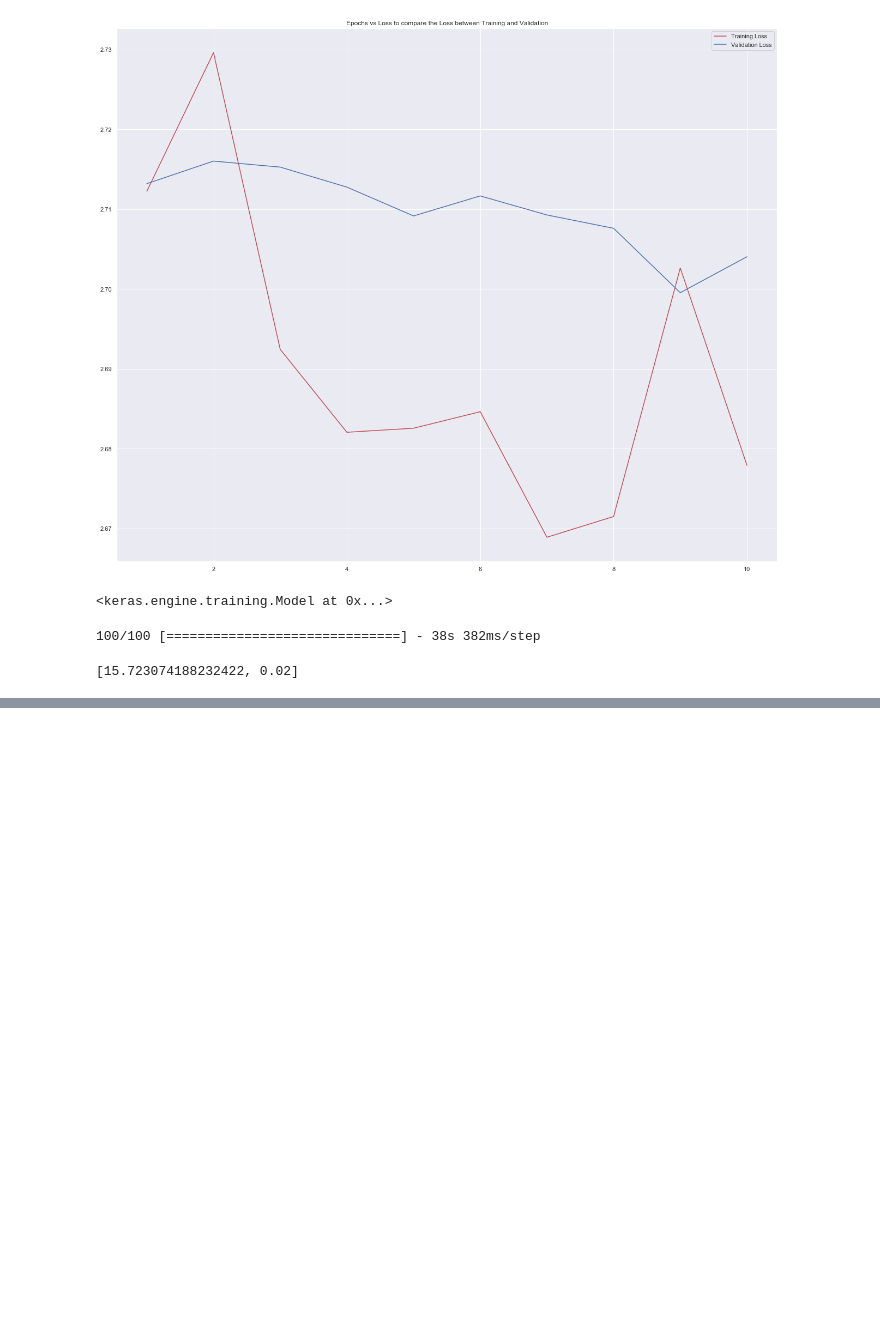
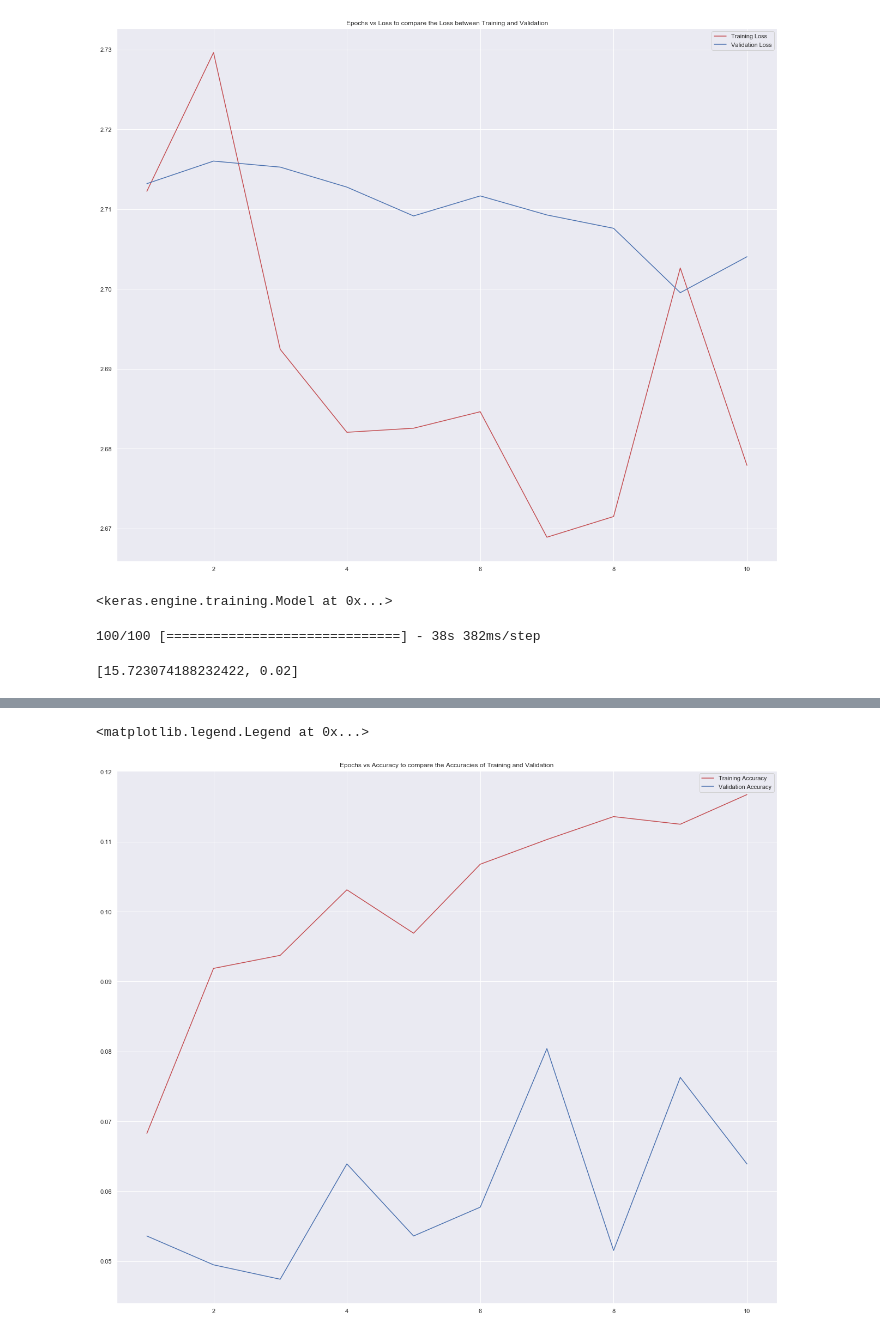
Before and after one commit to NikethaDinesh/Freidburg-s-Groceries, a Jupyter notebook: groceries.ipynb, the cells around one changed output, grey strips where cells are left out. Cells and saved outputs as stored; diff of their text form; code cells hidden in the pictures; blank space fills up the shorter version.

```diff
--- a/groceries.ipynb
+++ b/groceries.ipynb
@@ -433,7 +459,7 @@ groceries_model.evaluate(X_test, y_test)
 # %%
 #-----------------------------------------------------MODEL 3-------------------------------------------------------------#
 # %%
-groceries_model.compile(loss='sparse_categorical_crossentropy', optimizer = optimizers.SDG(lr=1e-3), metrics = ['acc'])
+groceries_model.compile(loss='sparse_categorical_crossentropy', optimizer = optimizers.SGD(lr=1e-3), metrics = ['acc'])
 # %%
 checkpoint = ModelCheckpoint("groceries_3.h5",
                              monitor='val_acc',
@@ -474,0 +569,15 @@ groceries_model.evaluate(X_test, y_test)
+# %%
+acc = history_3.history['acc']
+val_acc = history_3.history['val_acc']
+loss = history_3.history['loss']
+val_loss = history_3.history['val_loss']
+# %%
+epochs = range(1, 1+len(acc))
+# %%
+plt.plot(epochs, acc, 'r', label='Training Accuracy')
+plt.plot(epochs, val_acc, 'b', label='Validation Accuracy')
+plt.title('Epochs vs Accuracy to compare the Accuracies of Training and Validation')
+plt.legend()
+# %% [output]
+<matplotlib.legend.Legend at 0x...>
+[figure, added]
```
Also changed, not shown: parts of 28 cells of this notebook.
